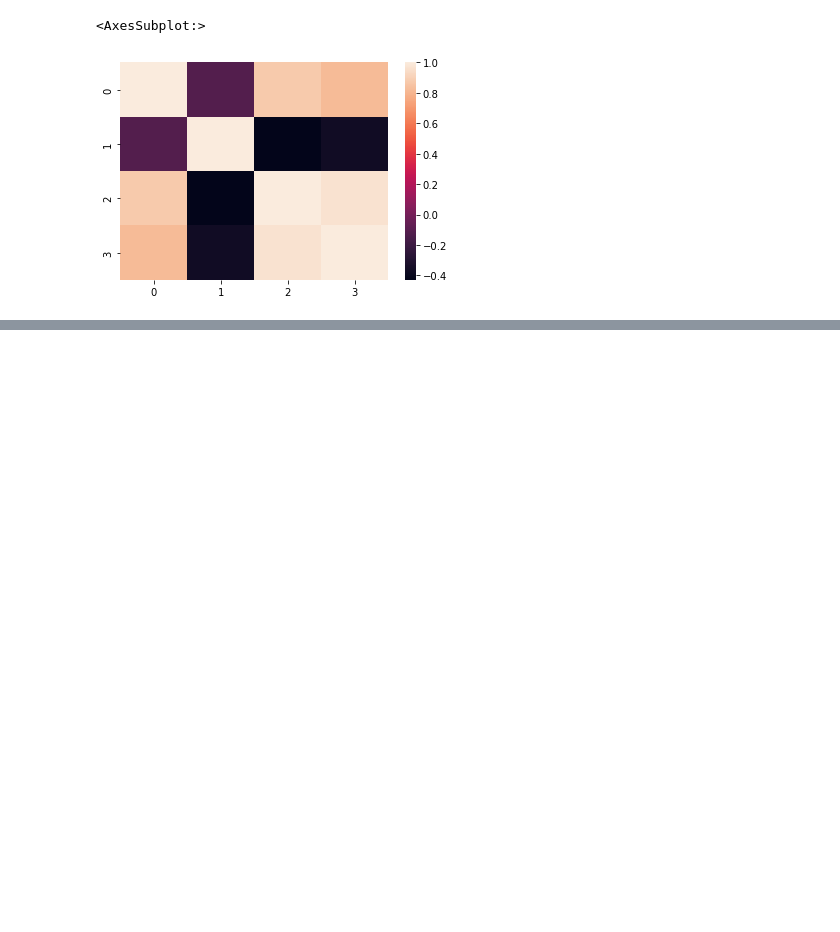
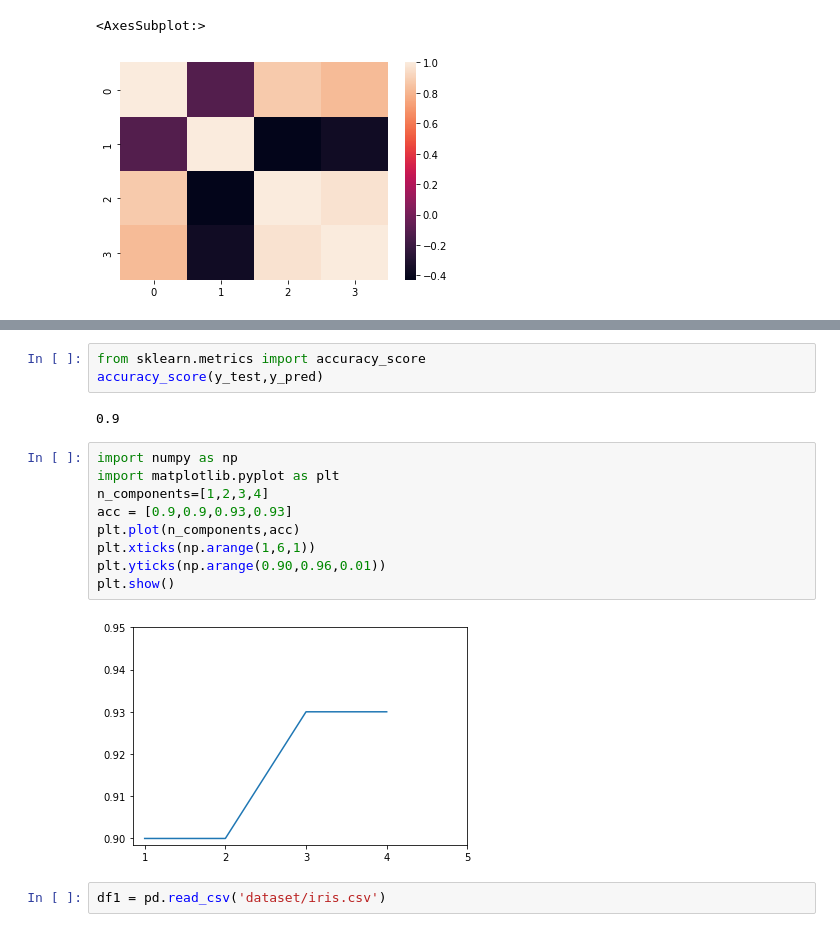
Before and after one commit to nihalnadaf/PYDATABASE, a Jupyter notebook: PCA.ipynb, the cells around one changed output, grey strips where cells are left out. Drawn from its saved outputs; the diff is of its cells as text; blank space fills up the shorter version.

```diff
--- a/PCA.ipynb
+++ b/PCA.ipynb
@@ -62,0 +88,18 @@ from sklea
+# %%
+from sklearn.metrics import accuracy_score
+accuracy_score(y_test,y_pred)
+# %% [output]
+0.9
+# %%
+import numpy as np
+import matplotlib.pyplot as plt
+n_components=[1,2,3,4]
+acc = [0.9,0.9,0.93,0.93]
+plt.plot(n_components,acc)
+plt.xticks(np.arange(1,6,1))
+plt.yticks(np.arange(0.90,0.96,0.01))
+plt.show()
+# %% [output]
+[figure, added]
+# %%
+df1 = pd.read_csv('dataset/iris.csv')
```
Also changed, not shown: parts of 11 cells of this notebook, 12 other files.
